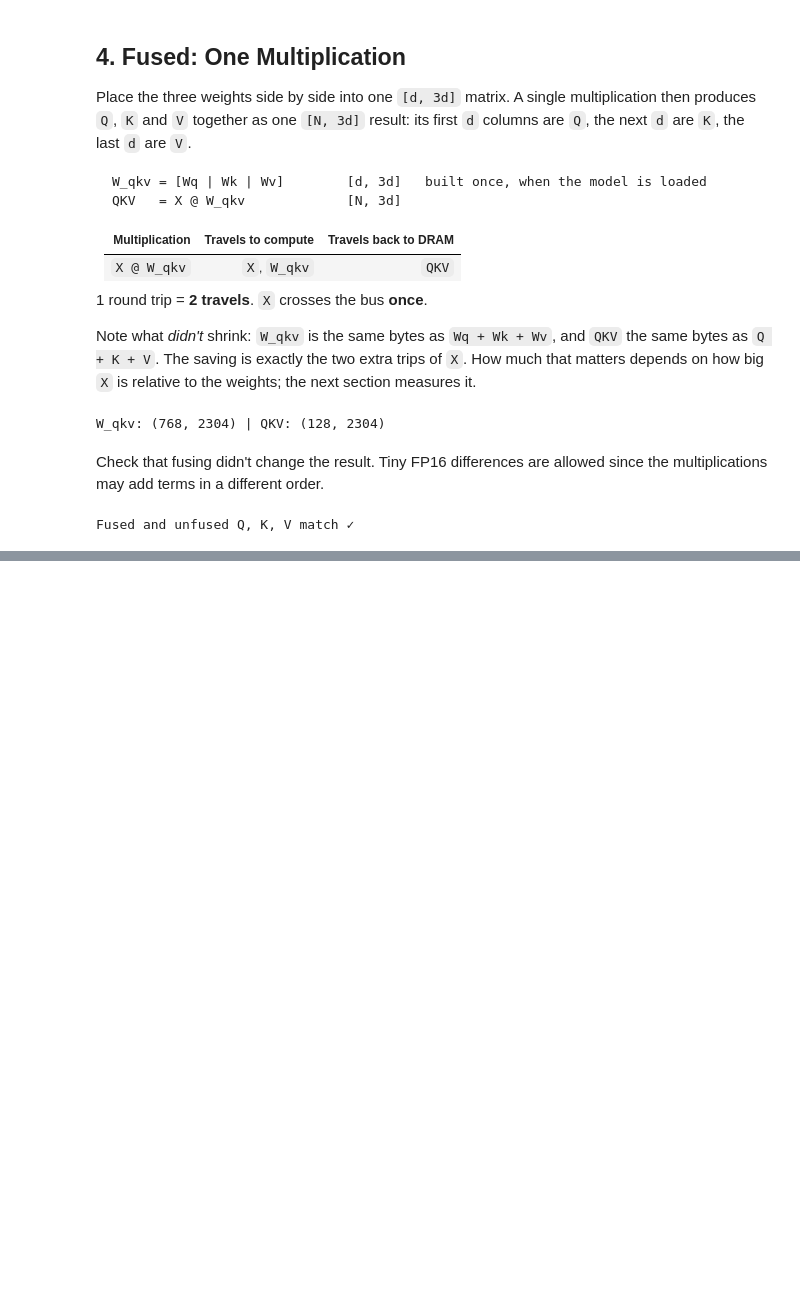
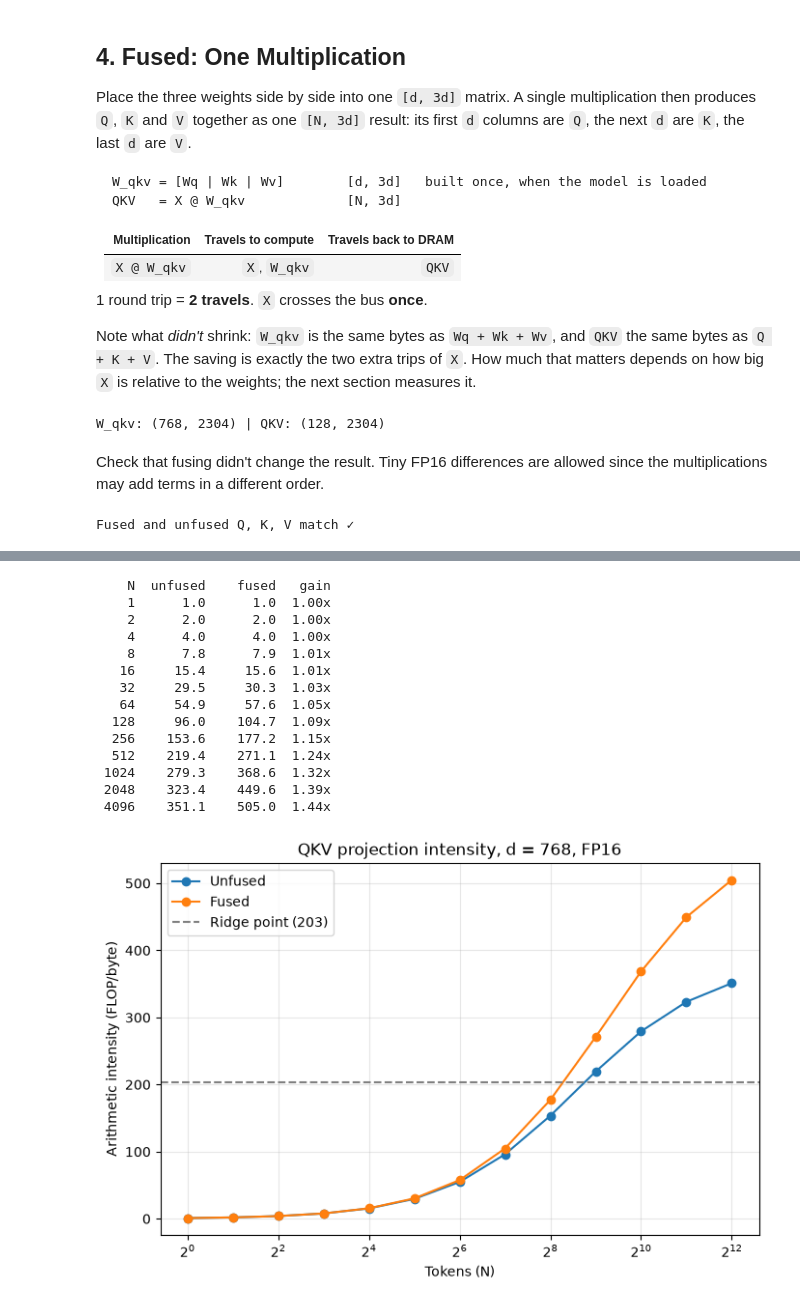
Before and after one commit to sambhavk/inference-engineering, a Jupyter notebook: notebooks/01_op_fusion_arithmetic_intensity.ipynb, the cells around one changed output, grey strips where cells are left out. Drawn from its saved outputs; the diff is of its cells as text; code cells hidden in the pictures; blank space fills up the shorter version.

Commit message:
Add FLOP/byte counting, roofline and GPU timing sections
Co-Authored-By: Claude Opus 5.5 <noreply@anthropic.com>

```diff
--- a/notebooks/01_op_fusion_arithmetic_intensity.ipynb
+++ b/notebooks/01_op_fusion_arithmetic_intensity.ipynb
@@ -140,0 +196,9 @@ Fused and unfused Q, K, V match ✓
+# %%
+RIDGE_POINT = PEAK_TENSOR_CORE_FLOPS_PER_SECOND / PEAK_MEMORY_BANDWIDTH_BYTES_PER_SECOND
+
+roofline_unfused = min(PEAK_TENSOR_CORE_FLOPS_PER_SECOND, intensity_unfused * PEAK_MEMORY_BANDWIDTH_BYTES_PER_SECOND)
+roofline_fused = min(PEAK_TENSOR_CORE_FLOPS_PER_SECOND, intensity_fused * PEAK_MEMORY_BANDWIDTH_BYTES_PER_SECOND)
+
+print(f"Ridge point: {RIDGE_POINT:.0f} FLOP/byte\n")
+print(f"Unfused: {intensity_unfused:6.1f} FLOP/byte -> at most {roofline_unfused / TERA:5.1f} TFLOP/s")
+print(f"Fused  : {intensity_fused:6.1f} FLOP/byte -> at most {roofline_fused / TERA:5.1f} TFLOP/s")
@@ -140,0 +219,45 @@ Fused and unfused Q, K, V match ✓
+# %%
+import matplotlib.pyplot as plt
+
+TOKEN_COUNT_SWEEP = [1, 2, 4, 8, 16, 32, 64, 128, 256, 512, 1024, 2048, 4096]
+
+intensity_sweep_unfused = []
+intensity_sweep_fused = []
+for token_count in TOKEN_COUNT_SWEEP:
+    sweep_flops = 6 * token_count * HIDDEN_SIZE * HIDDEN_SIZE
+    sweep_bytes_unfused = (3 * token_count * HIDDEN_SIZE + 3 * HIDDEN_SIZE * HIDDEN_SIZE + 3 * token_count * HIDDEN_SIZE) * BYTES_PER_ELEMENT
+    sweep_bytes_fused = (token_count * HIDDEN_SIZE + 3 * HIDDEN_SIZE * HIDDEN_SIZE + 3 * token_count * HIDDEN_SIZE) * BYTES_PER_ELEMENT
+    intensity_sweep_unfused.append(sweep_flops / sweep_bytes_unfused)
+    intensity_sweep_fused.append(sweep_flops / sweep_bytes_fused)
+
+print(f"{'N':>5} {'unfused':>8} {'fused':>8} {'gain':>6}")
+for token_count, unfused, fused in zip(TOKEN_COUNT_SWEEP, intensity_sweep_unfused, intensity_sweep_fused):
+    print(f"{token_count:5d} {unfused:8.1f} {fused:8.1f} {fused / unfused:5.2f}x")
+
+plt.figure(figsize=(8, 5))
+plt.plot(TOKEN_COUNT_SWEEP, intensity_sweep_unfused, "o-", label="Unfused")
+plt.plot(TOKEN_COUNT_SWEEP, intensity_sweep_fused, "o-", label="Fused")
+plt.axhline(RIDGE_POINT, color="gray", linestyle="--", label=f"Ridge point ({RIDGE_POINT:.0f})")
+plt.xscale("log", base=2)
+plt.xlabel("Tokens (N)")
+plt.ylabel("Arithmetic intensity (FLOP/byte)")
+plt.title(f"QKV projection intensity, d = {HIDDEN_SIZE}, FP16")
+plt.legend()
+plt.grid(True, alpha=0.3)
+plt.show()
+# %% [output]
+    N  unfused    fused   gain
+    1      1.0      1.0  1.00x
+    2      2.0      2.0  1.00x
+    4      4.0      4.0  1.00x
+    8      7.8      7.9  1.01x
+   16     15.4     15.6  1.01x
+   32     29.5     30.3  1.03x
+   64     54.9     57.6  1.05x
+  128     96.0    104.7  1.09x
+  256    153.6    177.2  1.15x
+  512    219.4    271.1  1.24x
+ 1024    279.3    368.6  1.32x
+ 2048    323.4    449.6  1.39x
+ 4096    351.1    505.0  1.44x
+[figure, added]
```
Also changed, not shown: parts of 12 cells of this notebook.
